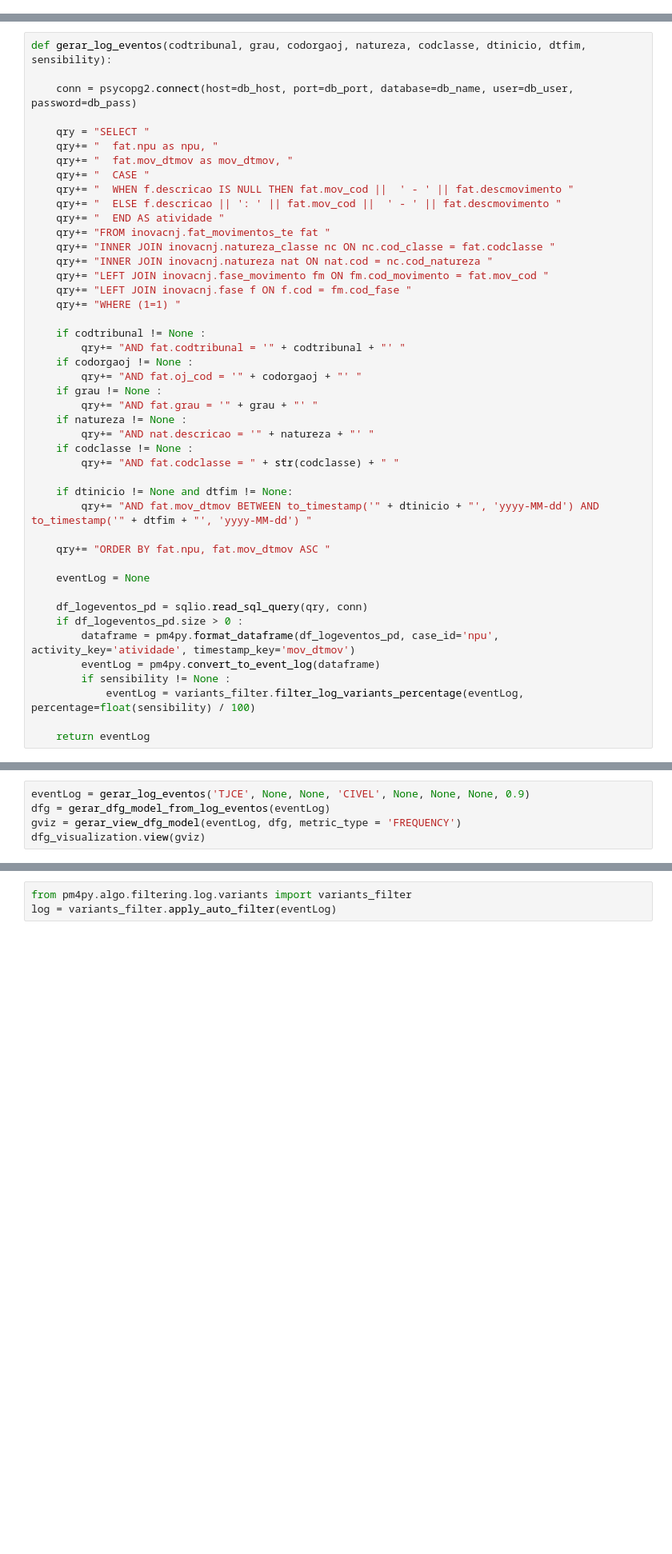
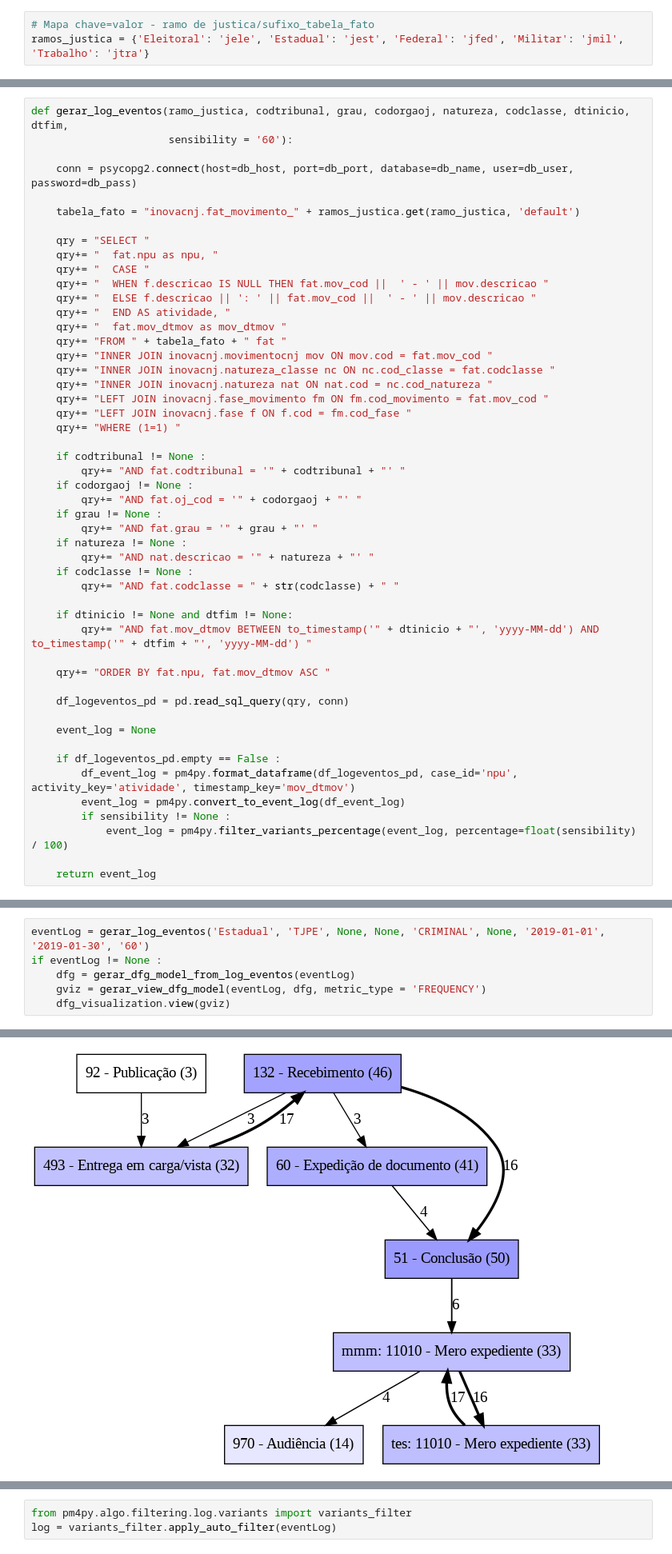
Before and after one commit to clebertmoura/inova-cnj, a Jupyter notebook: work/PM-GerarModelos.ipynb, the cells around one changed output, grey strips where cells are left out. Shown at 80% size. Cells and saved outputs as stored; diff of their text form; blank space fills up the shorter version.

Commit message:
funcoes para gerar modelo

```diff
--- a/work/PM-GerarModelos.ipynb
+++ b/work/PM-GerarModelos.ipynb
@@ -24,6 +26,9 @@ db_port = os.getenv('POSTGRES_PORT')
 db_name = os.getenv('POSTGRES_DB')
 db_user = os.getenv('POSTGRES_USER')
 db_pass = os.getenv('POSTGRES_PASSWORD')
+# %%
+# Mapa chave=valor - ramo de justica/sufixo_tabela_fato
+ramos_justica = {'Eleitoral': 'jele', 'Estadual': 'jest', 'Federal': 'jfed', 'Militar': 'jmil', 'Trabalho': 'jtra'}
 # %%
 class ModeloEstatisticas:
 
@@ -36,18 +41,22 @@ class ModeloEstatisticas:
         self.taxa_chegada_casos = taxa_chegada_casos
         self.taxa_dispersao_casos = taxa_dispersao_casos
 # %%
-def gerar_log_eventos(codtribunal, grau, codorgaoj, natureza, codclasse, dtinicio, dtfim, sensibility):
+def gerar_log_eventos(ramo_justica, codtribunal, grau, codorgaoj, natureza, codclasse, dtinicio, dtfim,
+                      sensibility = '60'):
 
     conn = psycopg2.connect(host=db_host, port=db_port, database=db_name, user=db_user, password=db_pass)
 
+    tabela_fato = "inovacnj.fat_movimento_" + ramos_justica.get(ramo_justica, 'default')
+
     qry = "SELECT "
     qry+= "  fat.npu as npu, "
-    qry+= "  fat.mov_dtmov as mov_dtmov, "
     qry+= "  CASE "
-    qry+= "  WHEN f.descricao IS NULL THEN fat.mov_cod ||  ' - ' || fat.descmovimento "
-    qry+= "  ELSE f.descricao || ': ' || fat.mov_cod ||  ' - ' || fat.descmovimento "
-    qry+= "  END AS atividade "
-    qry+= "FROM inovacnj.fat_movimentos_te fat "
+    qry+= "  WHEN f.descricao IS NULL THEN fat.mov_cod ||  ' - ' || mov.descricao "
+    qry+= "  ELSE f.descricao || ': ' || fat.mov_cod ||  ' - ' || mov.descricao "
+    qry+= "  END AS atividade, "
+    qry+= "  fat.mov_dtmov as mov_dtmov "
+    qry+= "FROM " + tabela_fato + " fat "
+    qry+= "INNER JOIN inovacnj.movimentocnj mov ON mov.cod = fat.mov_cod "
     qry+= "INNER JOIN inovacnj.natureza_classe nc ON nc.cod_classe = fat.codclasse "
     qry+= "INNER JOIN inovacnj.natureza nat ON nat.cod = nc.cod_natureza "
     qry+= "LEFT JOIN inovacnj.fase_movimento fm ON fm.cod_movimento = fat.mov_cod "
@@ -70,16 +79,17 @@ def gerar_log_eventos(codtribunal, grau, codorgaoj, natureza, codclasse, dtinici
 
     qry+= "ORDER BY fat.npu, fat.mov_dtmov ASC "
 
-    eventLog = None
+    df_logeventos_pd = pd.read_sql_query(qry, conn)
 
-    df_logeventos_pd = sqlio.read_sql_query(qry, conn)
-    if df_logeventos_pd.size > 0 :
-        dataframe = pm4py.format_dataframe(df_logeventos_pd, case_id='npu', activity_key='atividade', timestamp_key='mov_dtmov')
-        eventLog = pm4py.convert_to_event_log(dataframe)
+    event_log = None
+
+    if df_logeventos_pd.empty == False :
+        df_event_log = pm4py.format_dataframe(df_logeventos_pd, case_id='npu', activity_key='atividade', timestamp_key='mov_dtmov')
+        event_log = pm4py.convert_to_event_log(df_event_log)
         if sensibility != None :
-            eventLog = variants_filter.filter_log_variants_percentage(eventLog, percentage=float(sensibility) / 100)
+            event_log = pm4py.filter_variants_percentage(event_log, percentage=float(sensibility) / 100)
 
-    return eventLog
+    return event_log
 # %%
 def gerar_dfg_model_from_log_eventos(eventLog):
     if eventLog != None :
@@ -117,8 +127,9 @@ def gerar_view_dfg_model_from_params(codtribunal, grau, codorgaoj, natureza, cod
 
     return gviz
 # %%
-eventLog = gerar_log_eventos('TJCE', None, None, 'CIVEL', None, None, None, 0.9)
-dfg = gerar_dfg_model_from_log_eventos(eventLog)
-gviz = gerar_view_dfg_model(eventLog, dfg, metric_type = 'FREQUENCY')
-dfg_visualization.view(gviz)
+eventLog = gerar_log_eventos('Estadual', 'TJPE', None, None, 'CRIMINAL', None, '2019-01-01', '2019-01-30', '60')
+if eventLog != None :
+    dfg = gerar_dfg_model_from_log_eventos(eventLog)
+    gviz = gerar_view_dfg_model(eventLog, dfg, metric_type = 'FREQUENCY')
+    dfg_visualization.view(gviz)
 # %% [output]
@@ -125,0 +136 @@ TypeError: sequence item 7: expected str instance, NoneType found
+[figure, added]
```
Also changed, not shown: parts of 5 cells of this notebook, 3 other files.
